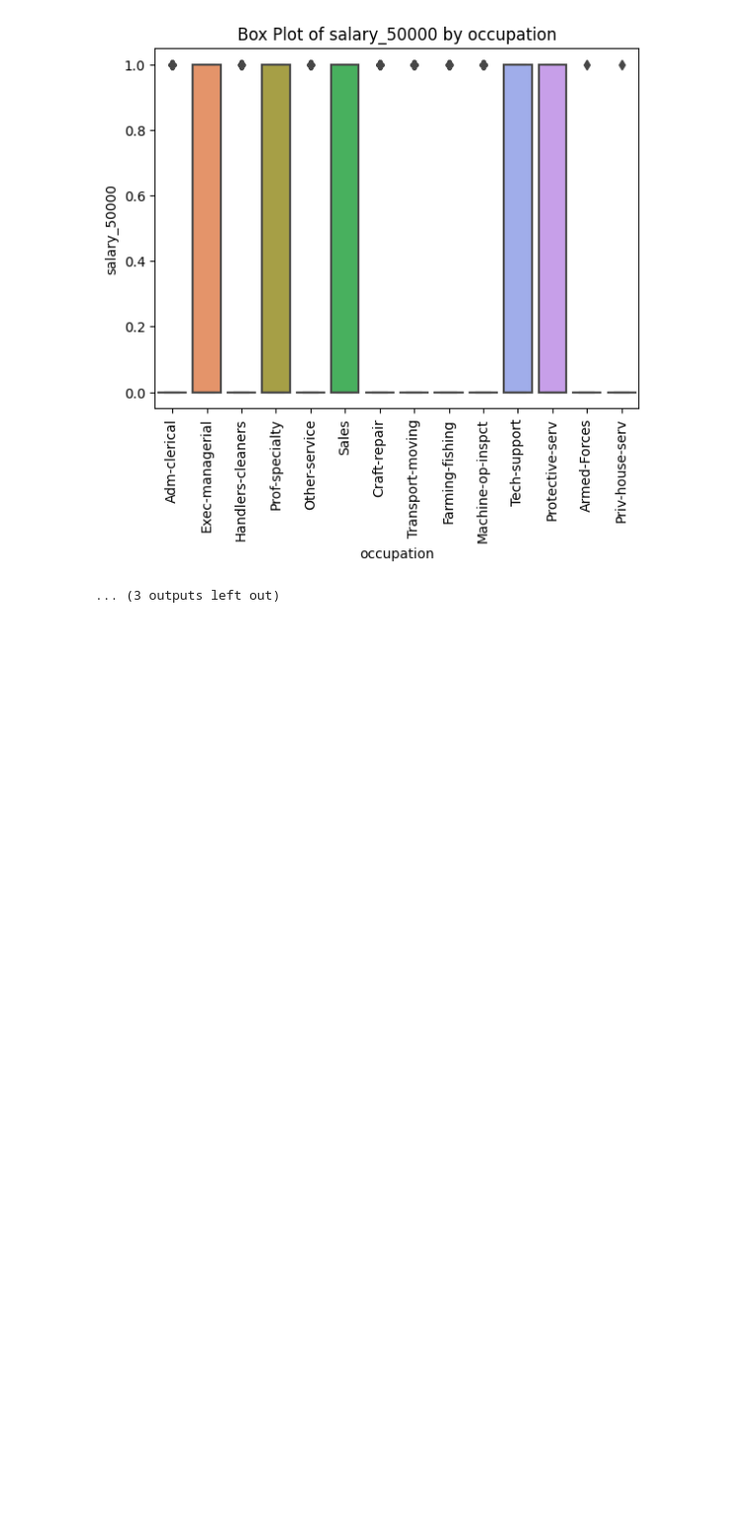
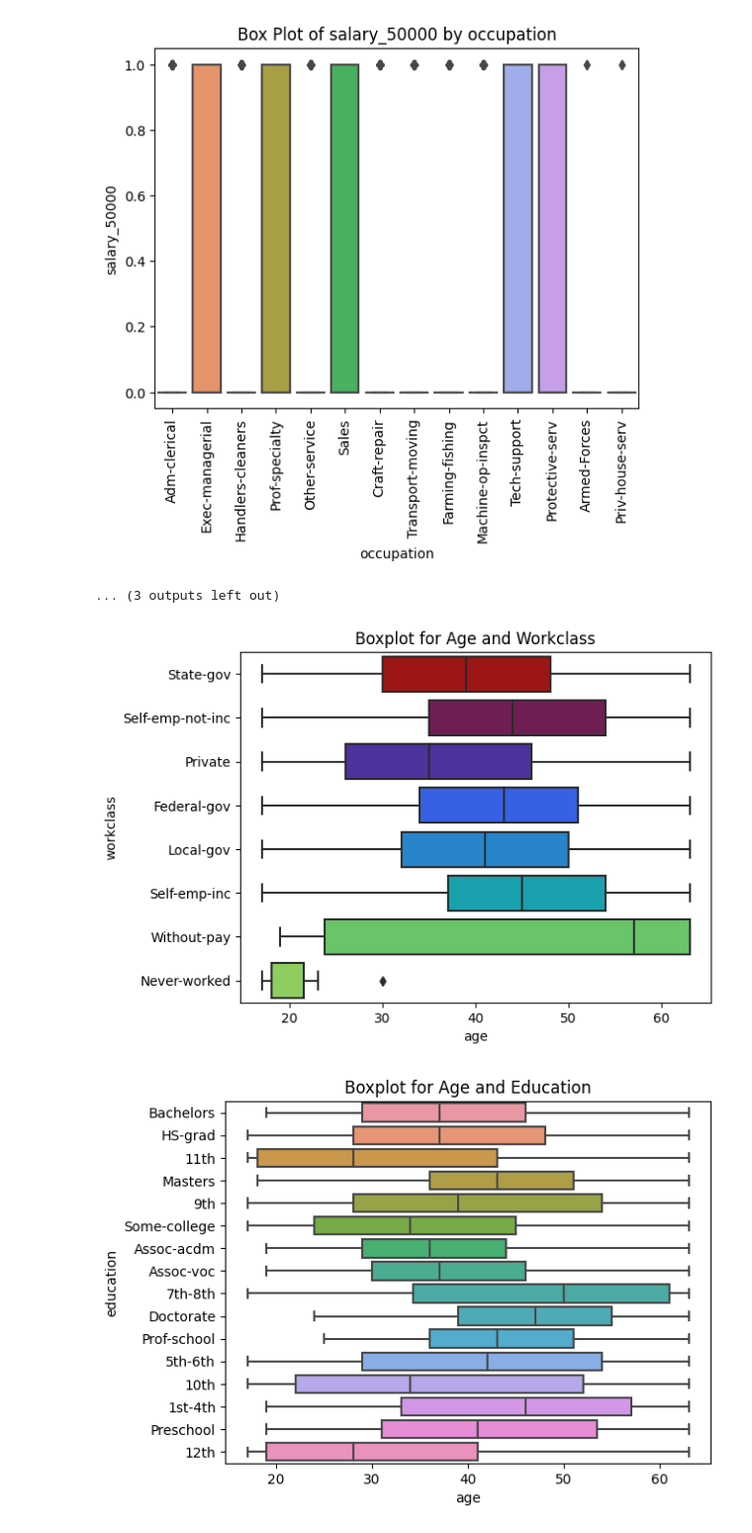
Before and after one commit to nikhil4859/Logistic-Regression, a Jupyter notebook: Salary_Prediction _Data.ipynb, the cells around one changed output. Shown at 99% size. Saved outputs shown, nothing was run; the diff lists cells and outputs as text; code cells hidden in the pictures; blank space fills up the shorter version.

```diff
--- a/Salary_Prediction _Data.ipynb
+++ b/Salary_Prediction _Data.ipynb
@@ -375,3 +375,11 @@ for i in df.select_dtypes(include='object').columns:
 [figure]
 [figure]
 ... (3 outputs left out)
+# %%
+for i in df.select_dtypes(include='object').columns:
+    sns.boxplot(data=df, x='age', y=i)
+    plt.title(f'Boxplot for Age and {i.capitalize()}')  # Correctly format the title
+    plt.show()
+# %% [output]
+[figure, added]
+[figure, added]
```
Also changed, not shown: parts of 2 cells of this notebook.
